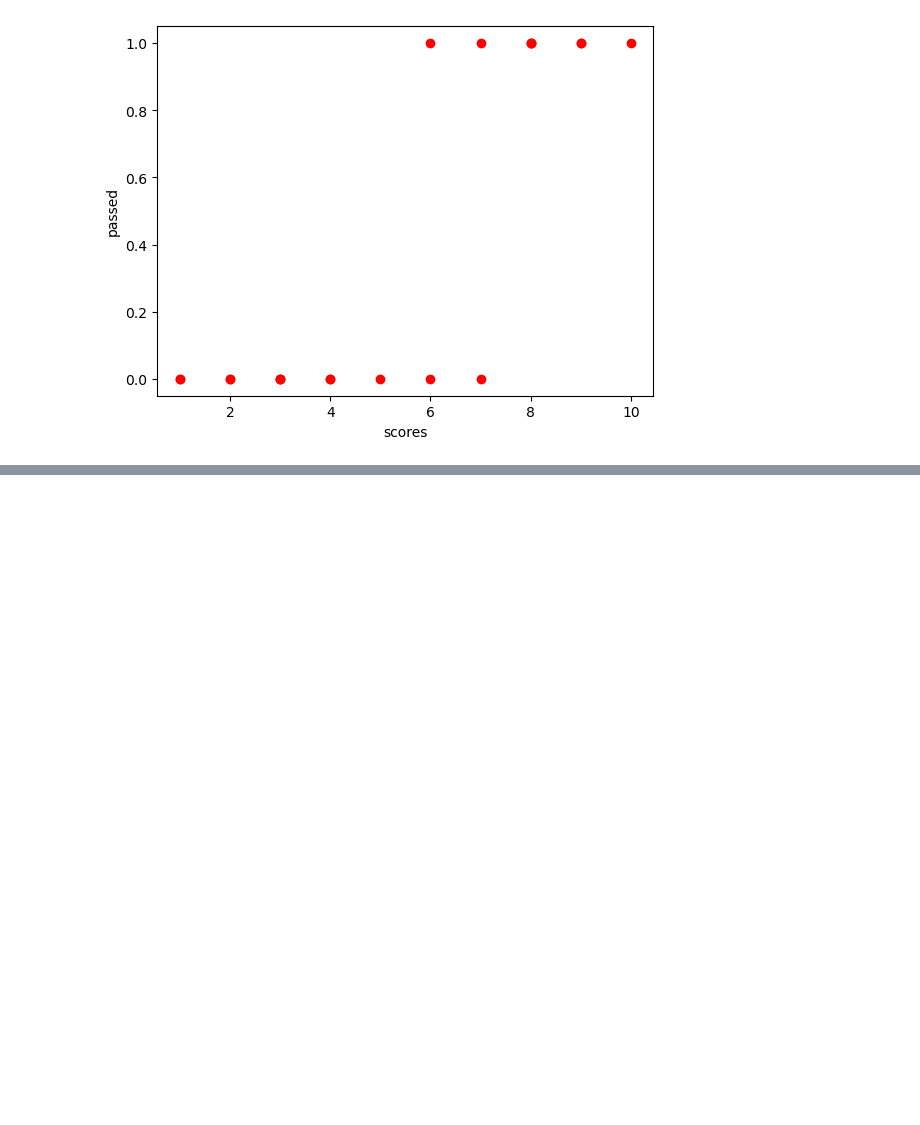
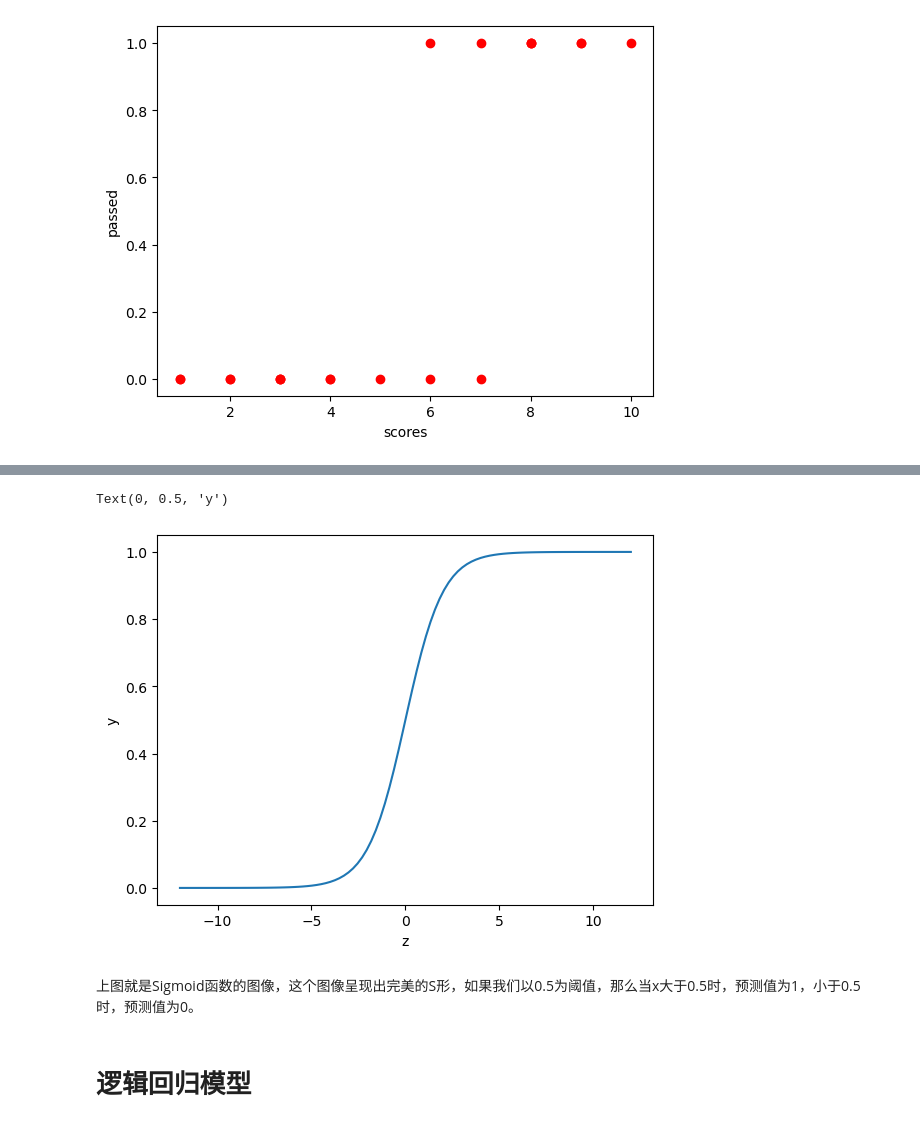
Before and after one commit to flypigff/ai_by_doing, a Jupyter notebook: 10. Logistic Regression Implementation and Application.ipynb, the cells around one changed output, grey strips where cells are left out. Saved outputs shown, nothing was run; the diff lists cells and outputs as text; code cells hidden in the pictures; blank space fills up the shorter version.

```diff
--- a/10. Logistic Regression Implementation and Application.ipynb
+++ b/10. Logistic Regression Implementation and Application.ipynb
@@ -59,0 +98,16 @@ Text(0, 0.5, 'passed')
+# %%
+def sigmoid(z):
+    sigmoid = 1 / (1 + np.exp(-z))
+    return sigmoid
+# %%
+z = np.linspace(-12, 12, 100)  # 生成等间距 x 值方便绘图
+plt.plot(z, sigmoid(z))
+plt.xlabel("z")
+plt.ylabel("y")
+# %% [output]
+Text(0, 0.5, 'y')
+[figure, added]
+# %% [markdown]
+上图就是Sigmoid函数的图像，这个图像呈现出完美的S形，如果我们以0.5为阈值，那么当x大于0.5时，预测值为1，小于0.5时，预测值为0。
+# %% [markdown]
+# 逻辑回归模型
```
Also changed, not shown: parts of 32 cells of this notebook, 1 other file.
